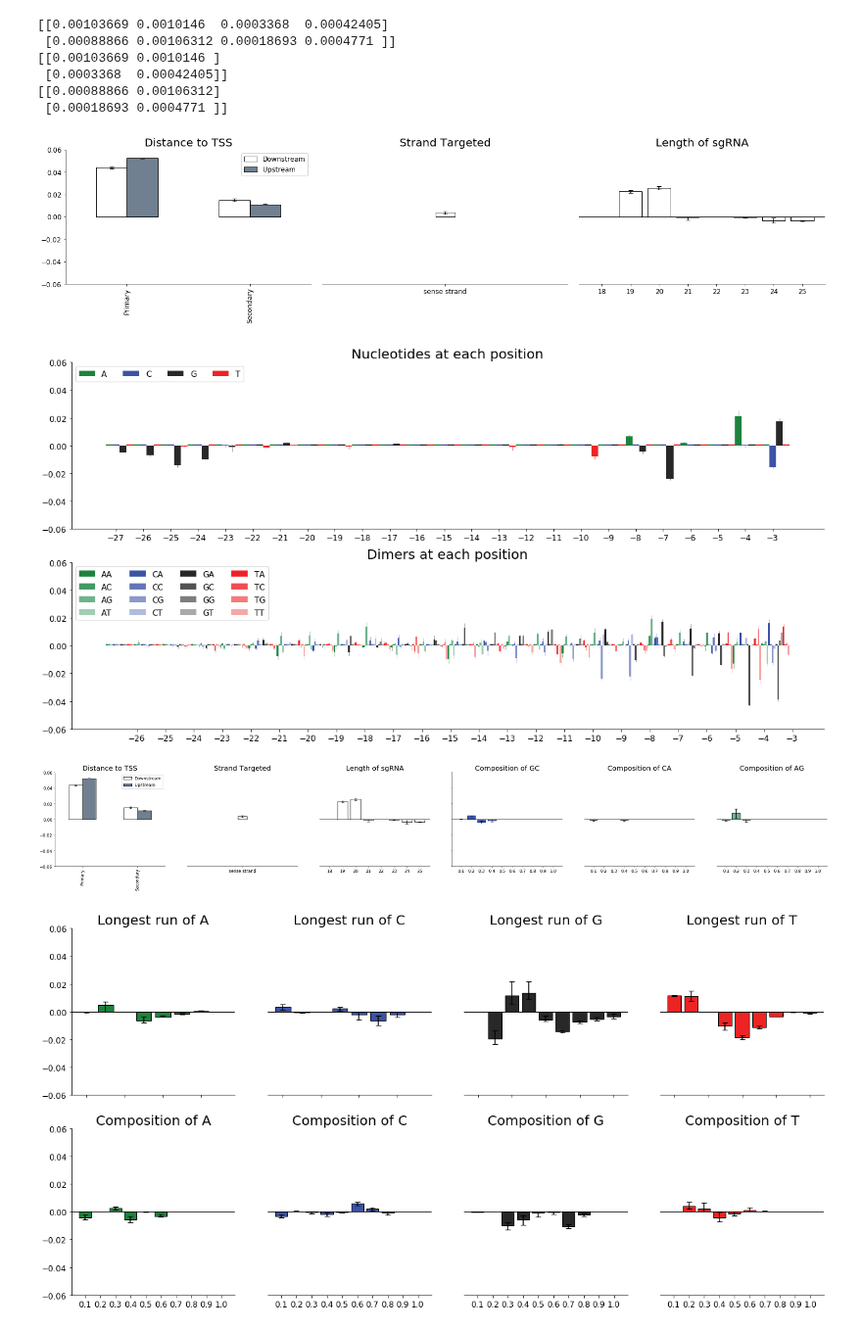
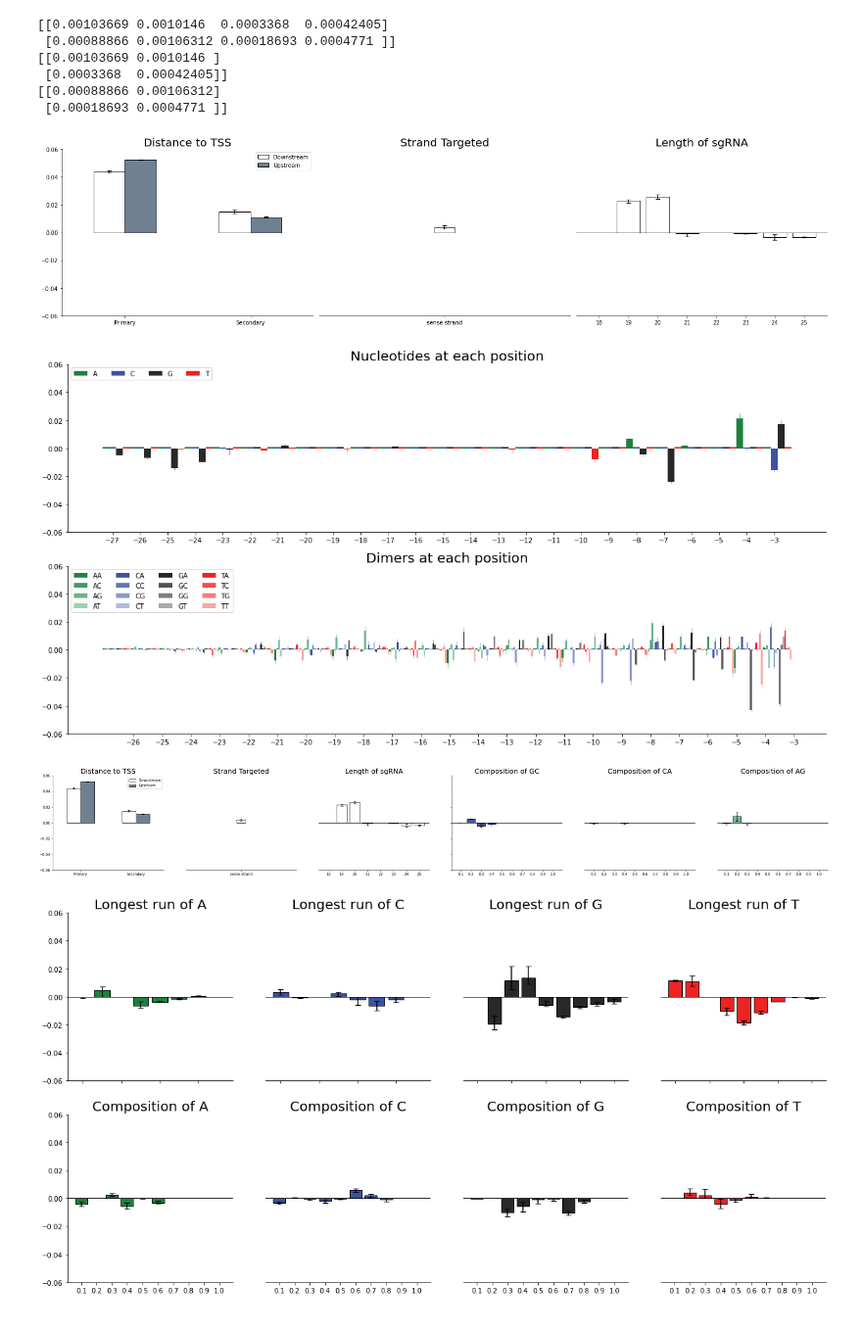
Before and after one commit to AnthonyHein/QCB455Project, a Jupyter notebook: PredictionWeights.ipynb, the cells around one changed output. Shown at 98% size. Drawn from its saved outputs; the diff is of its cells as text; code cells hidden in the pictures.

Commit message:
Figure Supplement 1

```diff
--- a/PredictionWeights.ipynb
+++ b/PredictionWeights.ipynb
@@ -18,8 +18,6 @@ import pandas as pd
 import matplotlib.pyplot as plt
 from matplotlib.pyplot import figure
 import re
-# %%
-plt.rcParams.update({'font.size': 12})
 # %% [markdown]
 ---
 # %% [markdown]
@@ -90,7 +88,7 @@ def plot_TSS(ax, first):
                      columns=pd.Index(['Downstream', 'Upstream']))
 
     df.plot(ax=ax, kind='bar', color = ['w','slategrey'],
-            yerr = cube,
+            yerr = cube, rot=0,
             capsize=4, ecolor='k',
             edgecolor='k')
     set_graph(first, ax)
@@ -128,12 +126,12 @@ def plot_length(ax, first):
 # %%
 fig, axs = plt.subplots(1, 3, figsize=(20, 5))
 plot_TSS(axs[0], True)
 plot_strand(axs[1], False)
-plot_length(axs[2], False
+plot_length(axs[2], False)
 fig.tight_layout()
 plt.savefig("upper")
 # %% [output]
-[figure, old version]
+[figure, new version]
 # %%
 # Regular expression which returns a boolean if the column name is for a nucleotide position
 def find_nucl_pos(string):
@@ -218,7 +216,7 @@ pos_plot(dimer_plot, colors,"Dimers at each position", dimers, axs[1])
 plt.rcParams.update({'lines.linewidth': 1.5})
 plt.savefig("per_position")
 # %% [output]
-[figure, old version]
+[figure, new version]
 # %%
 def longest_run(nucl, ax, color, first):
     dist_indices = ['longest_' + nucl in colname for index, colname in enumerate(cols)]
@@ -273,7 +271,7 @@ for ax in axs.flat:
 
 plt.savefig("dimer_comp")
 # %% [output]
-[figure, old version]
+[figure, new version]
 # %%
 f, axs = plt.subplots(2,4,figsize=(20,10))
 
```
Also changed, not shown: parts of 1 cell of this notebook, 5 other files.
